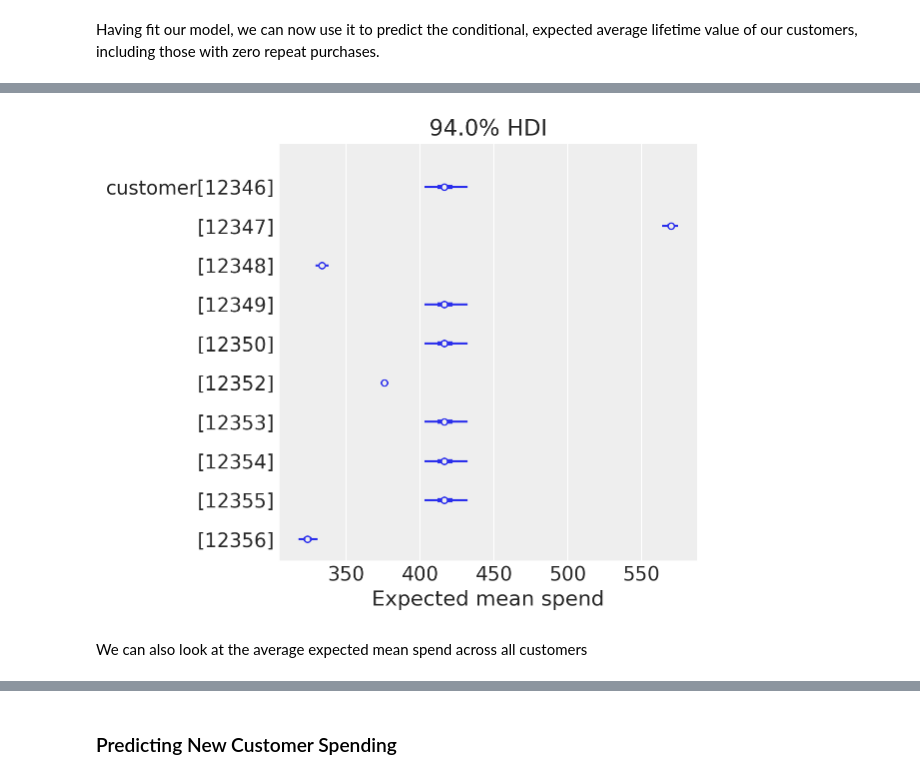
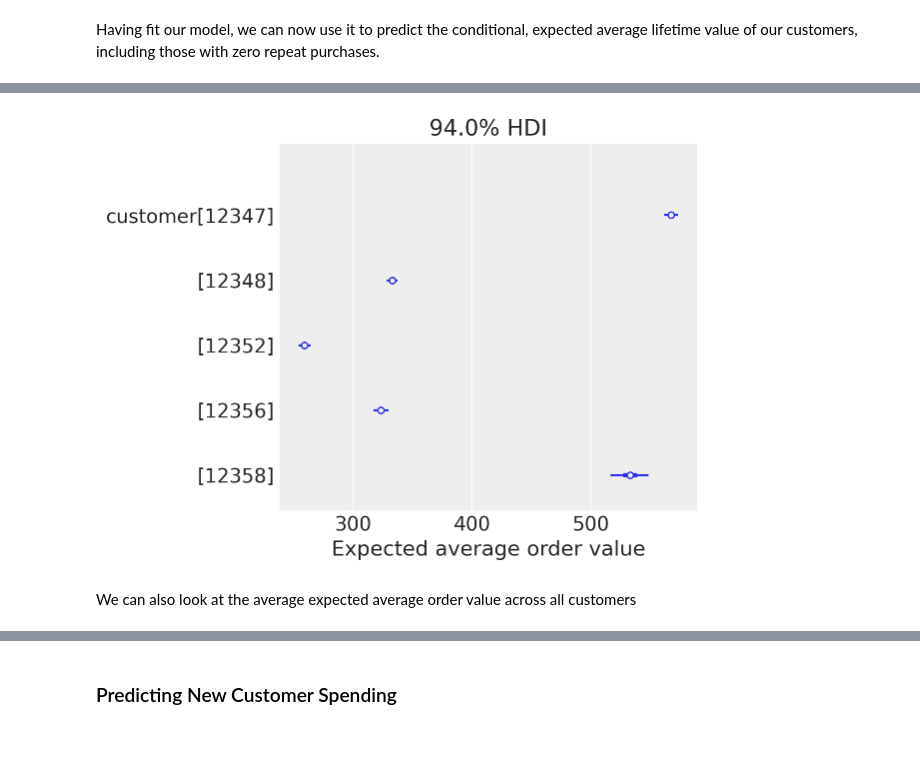
Before and after one commit to takechanman1228/Effective-CLV-Modeling, a Jupyter notebook: PyMC_Marketing_CLV_demo.ipynb, the cells around one changed output, grey strips where cells are left out. Drawn from its saved outputs; the diff is of its cells as text; code cells hidden in the pictures; blank space fills up the shorter version.

```diff
--- a/PyMC_Marketing_CLV_demo.ipynb
+++ b/PyMC_Marketing_CLV_demo.ipynb
@@ -117,7 +144,3 @@ See the caveats in the documentation: https://pandas.pydata.org/pandas-docs/stab
 | 2 | 17850 | 536365 | 2010-12-01 08:26:00 | 8 | 2.75 | United Kingdom | 22.00 |
 | 3 | 17850 | 536365 | 2010-12-01 08:26:00 | 6 | 3.39 | United Kingdom | 20.34 |
 | 4 | 17850 | 536365 | 2010-12-01 08:26:00 | 6 | 3.39 | United Kingdom | 20.34 |
-# %%
-# Filtering out returns or negative transactions
-data = data[data['TotalSales'] > 0]
-data.describe()
@@ -145,7 +156,3 @@ pd.DataFrame({'Count': missing_data_stats, 'Proportion': missing_proportion}, in
 | UnitPrice | 0 | 0.0 |
 | Country | 0 | 0.0 |
 | TotalSales | 0 | 0.0 |
-# %%
-# Removing transactions with missing customer IDs as they don't contribute to individual customer behavior
-data = data[pd.notnull(data['CustomerID'])]
-pd.DataFrame(zip(data.isnull().sum(), data.isnull().sum()/len(data)), columns=['Count', 'Proportion'], index=data.columns)
@@ -193,9 +189,9 @@ We will use the BG/NBD model to infer the frequency of repeat purchases for all
 * `monetary_value` represents the average value of a given customer’s purchases. This is equal to the sum of all a customer’s purchases divided by the total number of purchases.
 # %%
 # Here, we prepare a summary from transaction data, transforming individual transaction data into data at the customer level.
-# This step is crucial for modeling as it summarizes customer behavior which is used in the BG/NBD model.
+
 data_summary_rfm = clv.utils.clv_summary(data, 'CustomerID', 'InvoiceDate', 'TotalSales')
-data_summary_rfm = data_summary_rfm.reset_index()
 data_summary_rfm = data_summary_rfm.rename(columns={'CustomerID': 'customer_id'})
+data_summary_rfm.index = data_summary_rfm['customer_id']
 data_summary_rfm.head()
 # %% [output]
@@ -208,2 +205,4 @@ data_summary_rfm.head()
+# %%
+data_summary_rfm = data_summary_rfm[data_summary_rfm['monetary_value'] > 0]
 # %%
 # Plotting the frequency distribution of customers
@@ -691,14 +679,13 @@ az.summary(expected_spend.isel(customer_id=range(10)), kind="stats")
 # %%
 # Creating a forest plot to visualize the expected spend across customers.
-# This plot helps identify high-value customers who are likely to spend more in the future.
 
 labeller = MapLabeller(var_name_map={"x": "customer"})
-az.plot_forest(expected_spend.isel(customer_id=(range(10))), combined=True, labeller=labeller)
-plt.xlabel("Expected mean spend");
+az.plot_forest(expected_spend.isel(customer_id=(range(5))), combined=True, labeller=labeller)
+plt.xlabel("Expected average order value");
 # %% [output]
-[figure, old version]
+[figure, new version]
 # %% [markdown]
-We can also look at the average expected mean spend across all customers
+We can also look at the average expected average order value across all customers
 # %%
 # Analyzing the overall average expected spend across all customers.
 # This aggregate metric provides a broad view, useful for strategic planning and overall revenue forecasting.
```
Also changed, not shown: parts of 57 cells of this notebook.
